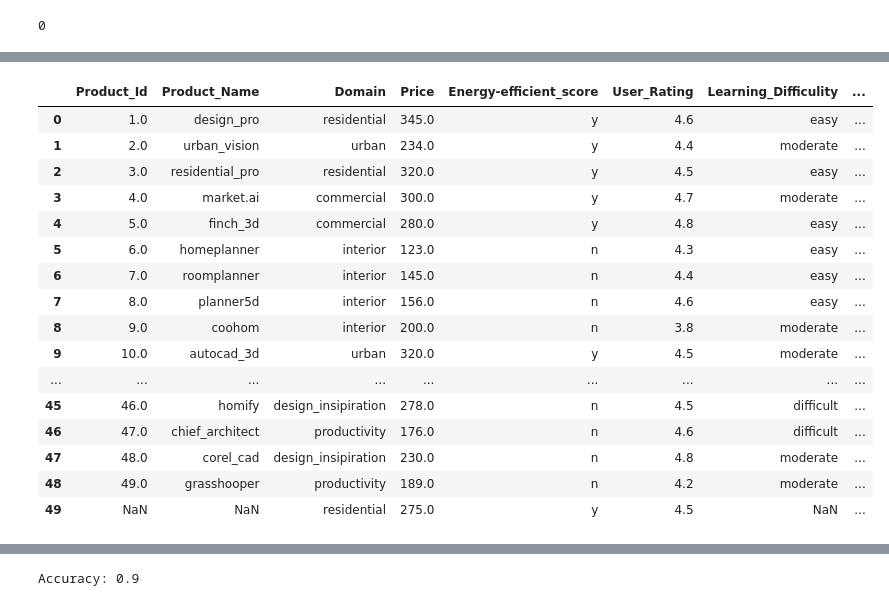
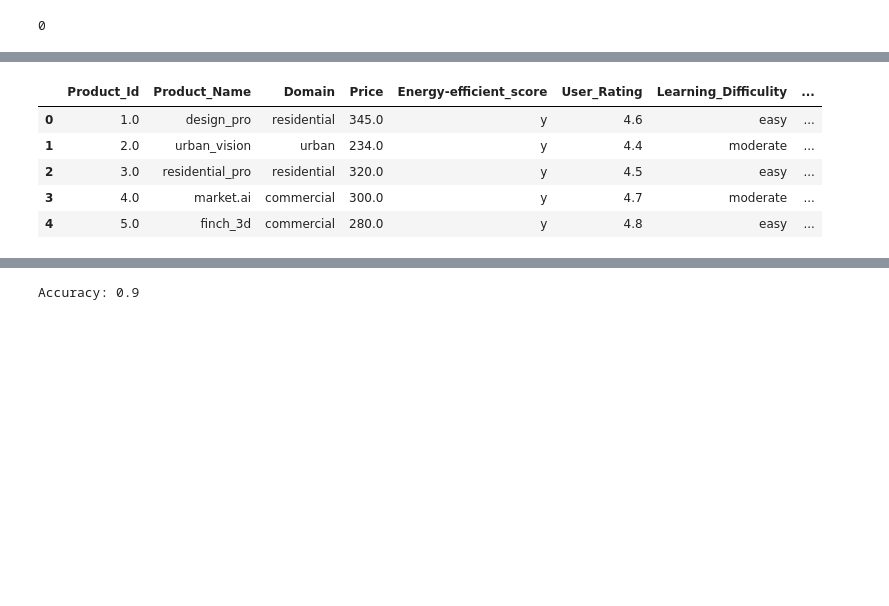
Before and after one commit to rajadurai04/Archipanion-machine-learning-model, a Jupyter notebook: Archipanion1.ipynb, the cells around one changed output, grey strips where cells are left out. Cells and saved outputs as stored; diff of their text form; code cells hidden in the pictures; blank space fills up the shorter version.

```diff
--- a/Archipanion1.ipynb
+++ b/Archipanion1.ipynb
@@ -190,23 +190,12 @@ User Input:
 # %%
-df
+df.head()
 # %% [output]
 |  | Product_Id | Product_Name | Domain | Price | Energy-efficient_score | User_Rating | Learning_Difficulity | ... |
 | 0 | 1.0 | design_pro | residential | 345.0 | y | 4.6 | easy | ... |
 | 1 | 2.0 | urban_vision | urban | 234.0 | y | 4.4 | moderate | ... |
 | 2 | 3.0 | residential_pro | residential | 320.0 | y | 4.5 | easy | ... |
 | 3 | 4.0 | market.ai | commercial | 300.0 | y | 4.7 | moderate | ... |
 | 4 | 5.0 | finch_3d | commercial | 280.0 | y | 4.8 | easy | ... |
-| 5 | 6.0 | homeplanner | interior | 123.0 | n | 4.3 | easy | ... |
-| 6 | 7.0 | roomplanner | interior | 145.0 | n | 4.4 | easy | ... |
-| 7 | 8.0 | planner5d | interior | 156.0 | n | 4.6 | easy | ... |
-| 8 | 9.0 | coohom | interior | 200.0 | n | 3.8 | moderate | ... |
-| 9 | 10.0 | autocad_3d | urban | 320.0 | y | 4.5 | moderate | ... |
-| ... | ... | ... | ... | ... | ... | ... | ... | ... |
-| 45 | 46.0 | homify | design_insipiration | 278.0 | n | 4.5 | difficult | ... |
-| 46 | 47.0 | chief_architect | productivity | 176.0 | n | 4.6 | difficult | ... |
-| 47 | 48.0 | corel_cad | design_insipiration | 230.0 | n | 4.8 | moderate | ... |
-| 48 | 49.0 | grasshooper | productivity | 189.0 | n | 4.2 | moderate | ... |
-| 49 | NaN | NaN | residential | 275.0 | y | 4.5 | NaN | ... |
 # %%
 categorical_columns = ["Domain", "Compatibility", "App_available", "Multi-user_suppport","Energy-efficient_score","Sustainable-score_","Salary_support","Learning_Difficulity"]
 data_encoded = pd.get_dummies(df, columns=categorical_columns,drop_first=True)
```
Also changed, not shown: parts of 20 cells of this notebook.
